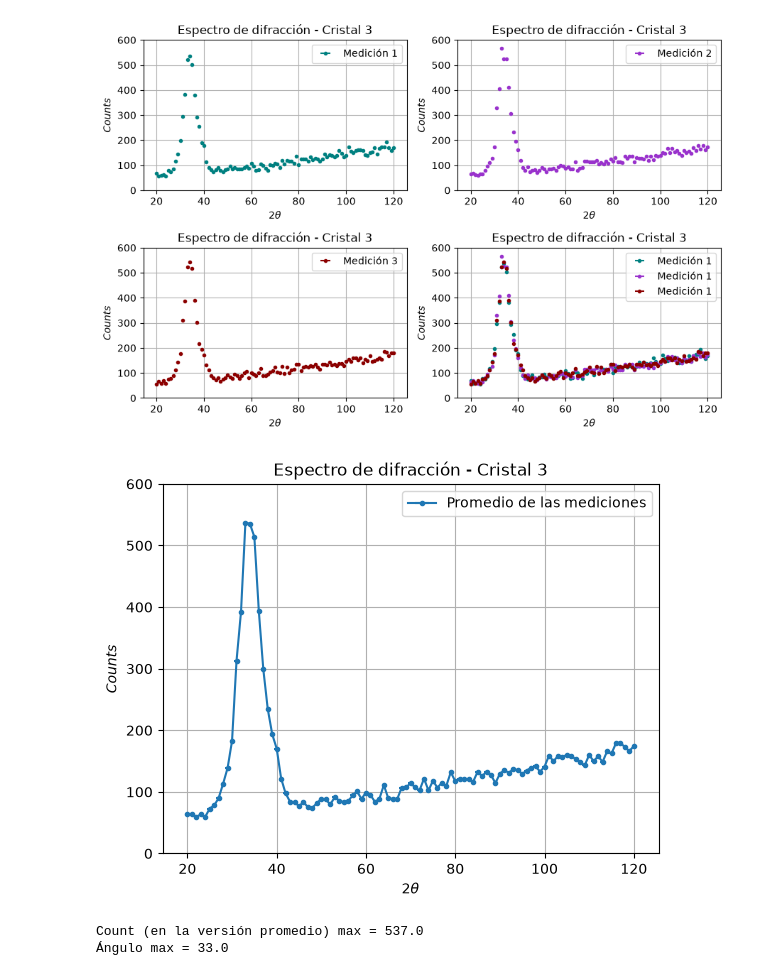
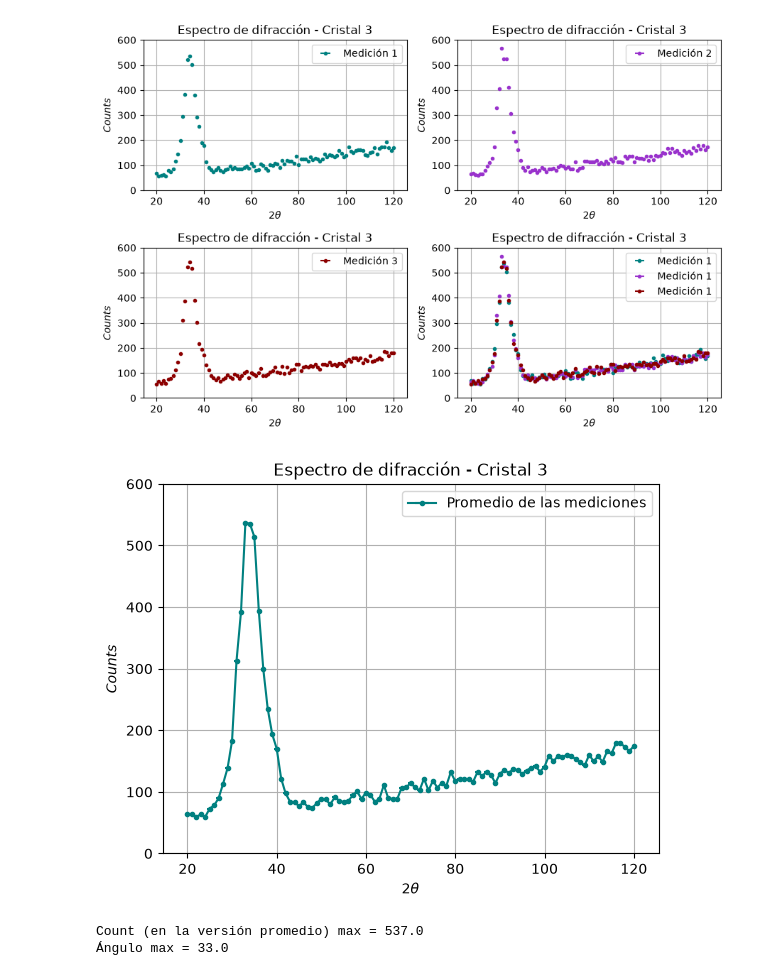
Before and after one commit to Alexi5omg/Labo-Contemporanea-I, a Jupyter notebook: P1-Difraccion_Bragg_RayosX/Analisis-P1.ipynb, the cells around one changed output. Drawn from its saved outputs; the diff is of its cells as text; code cells hidden in the pictures.

```diff
--- a/P1-Difraccion_Bragg_RayosX/Analisis-P1.ipynb
+++ b/P1-Difraccion_Bragg_RayosX/Analisis-P1.ipynb
@@ -258,15 +258,15 @@ Promedio_c3 = np.mean(Mediciones_c3,axis=0)
 # %%
 #Gráfica del promedio de las mediciones
 
-plt.errorbar(Angulo_c3, Promedio_c3, xerr=Inc_ang_c3,fmt='.-',label=r'Promedio de las mediciones')
+plt.errorbar(Angulo_c3, Promedio_c3, xerr=Inc_ang_c3,fmt='.-',c='teal',label=r'Promedio de las mediciones')
 #plt.plot(Angulo_c3,Promedio_c3,'.-',c='dodgerblue',label='Promedio de las mediciones')
 plt.title('Espectro de difracción - Cristal 3')
 plt.xlabel(r'$2\theta$'), plt.ylabel(r'$Counts$')
 plt.ylim(0,600)
 plt.legend()
 plt.grid()
 # %% [output]
-[figure, old version]
+[figure, new version]
 # %%
 #Obtenemos el valor máximo para reportar el ángulo
 Promedio_max_c3 = max(Promedio_c3)
```
Also changed, not shown: parts of 2 cells of this notebook, 9 other files.
